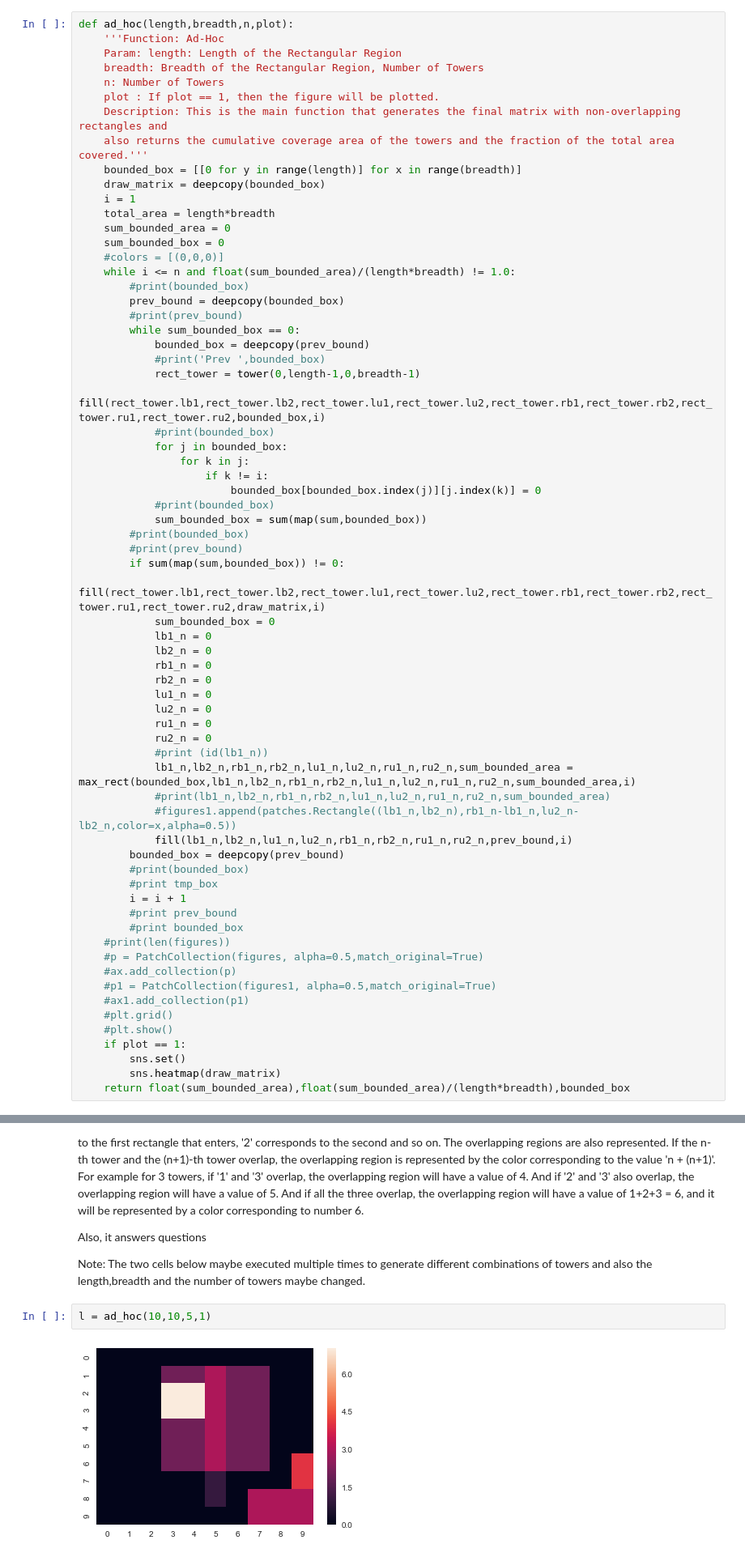
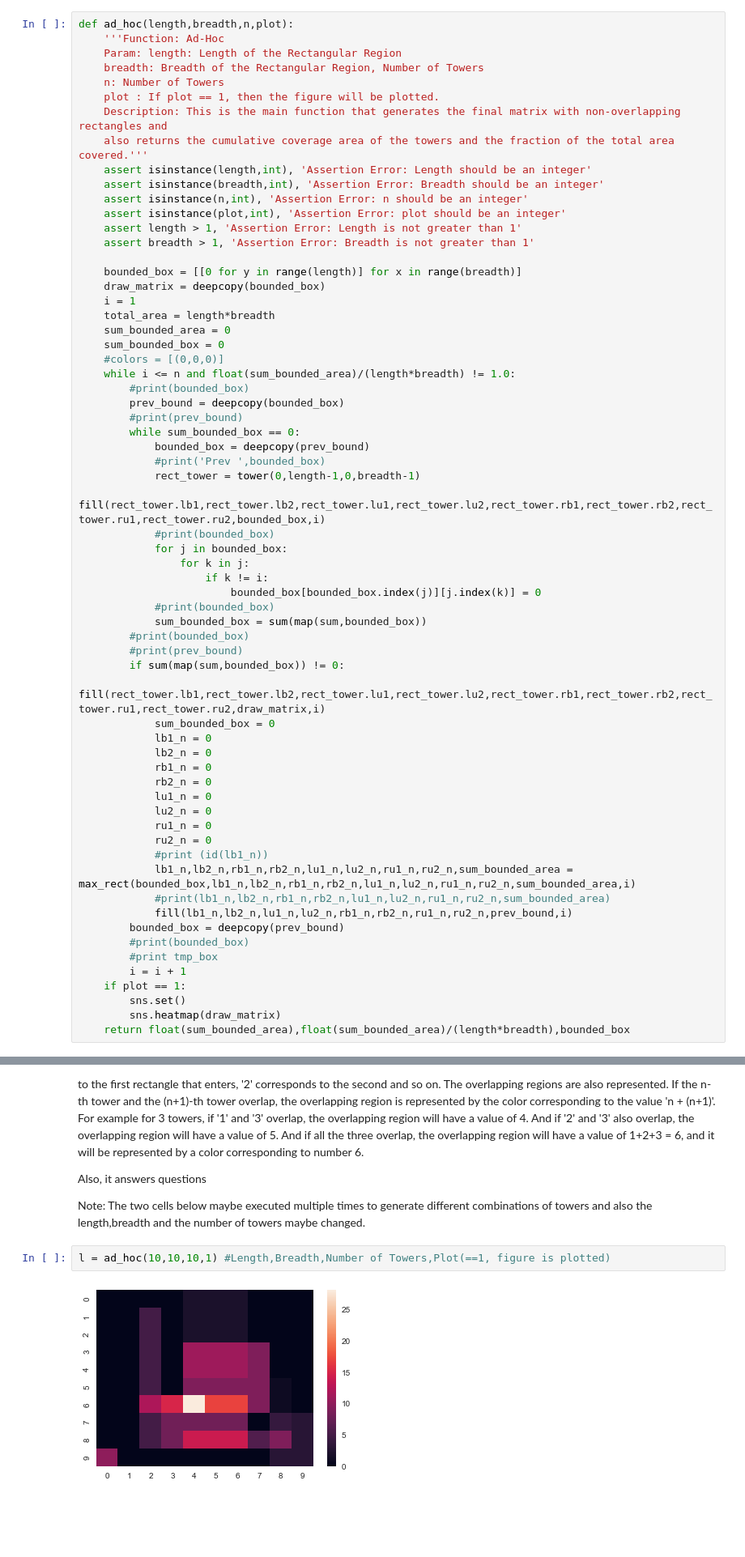
Before and after one commit to Deb1993/ECE_143_Individual_Project, a Jupyter notebook: Analysis of Ad-Hoc Communications Network.ipynb, the cells around one changed output, grey strips where cells are left out. Shown at 81% size. Drawn from its saved outputs; the diff is of its cells as text; blank space fills up the shorter version.

```diff
--- a/Analysis of Ad-Hoc Communications Network.ipynb
+++ b/Analysis of Ad-Hoc Communications Network.ipynb
@@ -189,6 +190,13 @@ def ad_hoc(length,breadth,n,plot):
     plot : If plot == 1, then the figure will be plotted.
     Description: This is the main function that generates the final matrix with non-overlapping rectangles and
     also returns the cumulative coverage area of the towers and the fraction of the total area covered.'''
+    assert isinstance(length,int), 'Assertion Error: Length should be an integer'
+    assert isinstance(breadth,int), 'Assertion Error: Breadth should be an integer'
+    assert isinstance(n,int), 'Assertion Error: n should be an integer'
+    assert isinstance(plot,int), 'Assertion Error: plot should be an integer'
+    assert length > 1, 'Assertion Error: Length is not greater than 1'
+    assert breadth > 1, 'Assertion Error: Breadth is not greater than 1'
+
     bounded_box = [[0 for y in range(length)] for x in range(breadth)]
     draw_matrix = deepcopy(bounded_box)
     i = 1
@@ -228,21 +236,11 @@ def ad_hoc(length,breadth,n,plot):
             #print (id(lb1_n))
             lb1_n,lb2_n,rb1_n,rb2_n,lu1_n,lu2_n,ru1_n,ru2_n,sum_bounded_area = max_rect(bounded_box,lb1_n,lb2_n,rb1_n,rb2_n,lu1_n,lu2_n,ru1_n,ru2_n,sum_bounded_area,i)
             #print(lb1_n,lb2_n,rb1_n,rb2_n,lu1_n,lu2_n,ru1_n,ru2_n,sum_bounded_area)
-            #figures1.append(patches.Rectangle((lb1_n,lb2_n),rb1_n-lb1_n,lu2_n-lb2_n,color=x,alpha=0.5))
             fill(lb1_n,lb2_n,lu1_n,lu2_n,rb1_n,rb2_n,ru1_n,ru2_n,prev_bound,i)
         bounded_box = deepcopy(prev_bound)
         #print(bounded_box)
         #print tmp_box
         i = i + 1
-        #print prev_bound
-        #print bounded_box
-    #print(len(figures))
-    #p = PatchCollection(figures, alpha=0.5,match_original=True)
-    #ax.add_collection(p)
-    #p1 = PatchCollection(figures1, alpha=0.5,match_original=True)
-    #ax1.add_collection(p1)
-    #plt.grid()
-    #plt.show()
     if plot == 1:
         sns.set()
         sns.heatmap(draw_matrix)
@@ -258,9 +256,9 @@ Also, it answers questions
 
 Note: The two cells below maybe executed multiple times to generate different combinations of towers and also the length,breadth and the number of towers maybe changed.
 # %%
-l = ad_hoc(10,10,5,1)
+l = ad_hoc(10,10,10,1) #Length,Breadth,Number of Towers,Plot(==1, figure is plotted)
 # %% [output]
-[figure, old version]
+[figure, new version]
 # %%
 import seaborn as sns
 sns.set()
```
Also changed, not shown: parts of 10 cells of this notebook.
